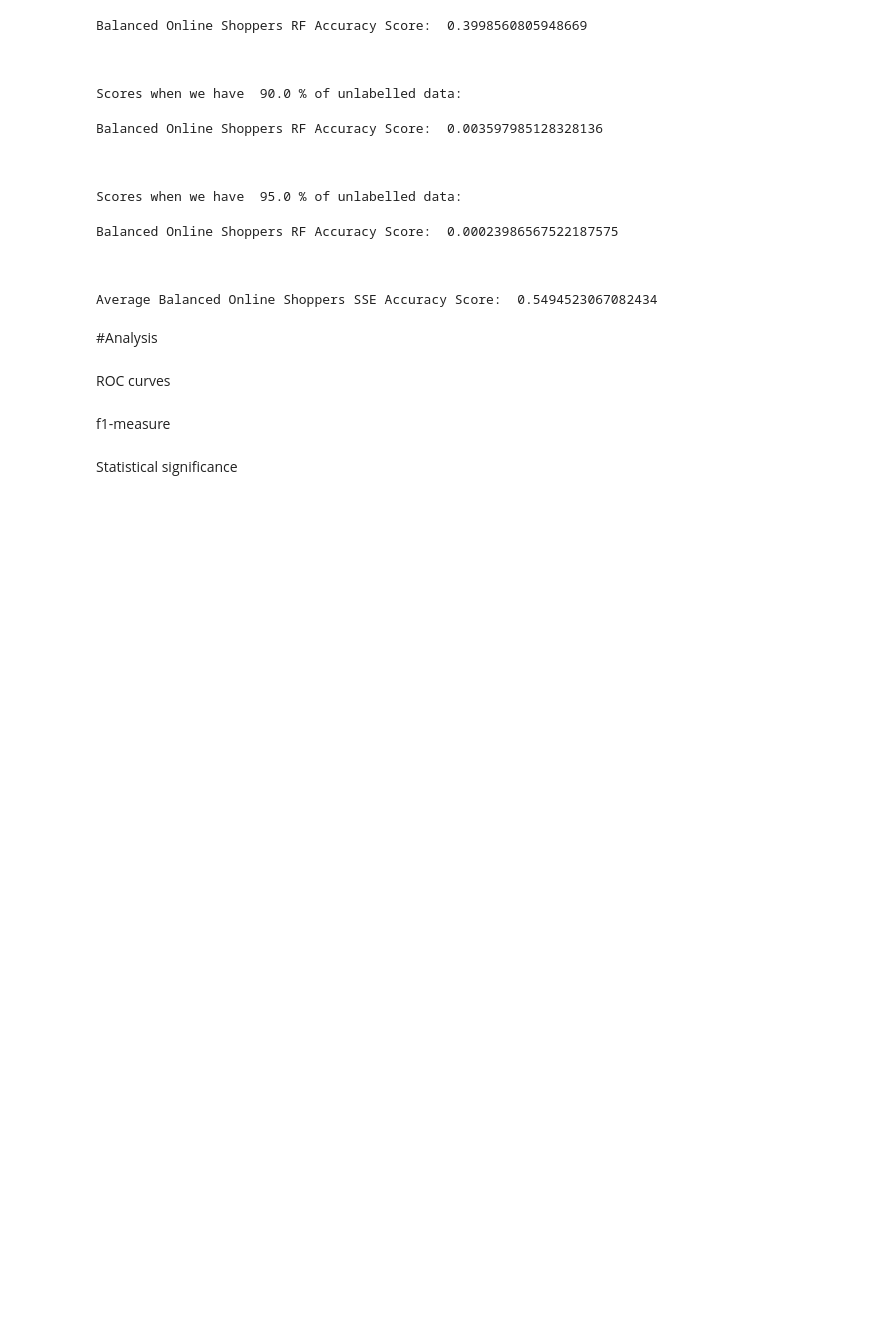
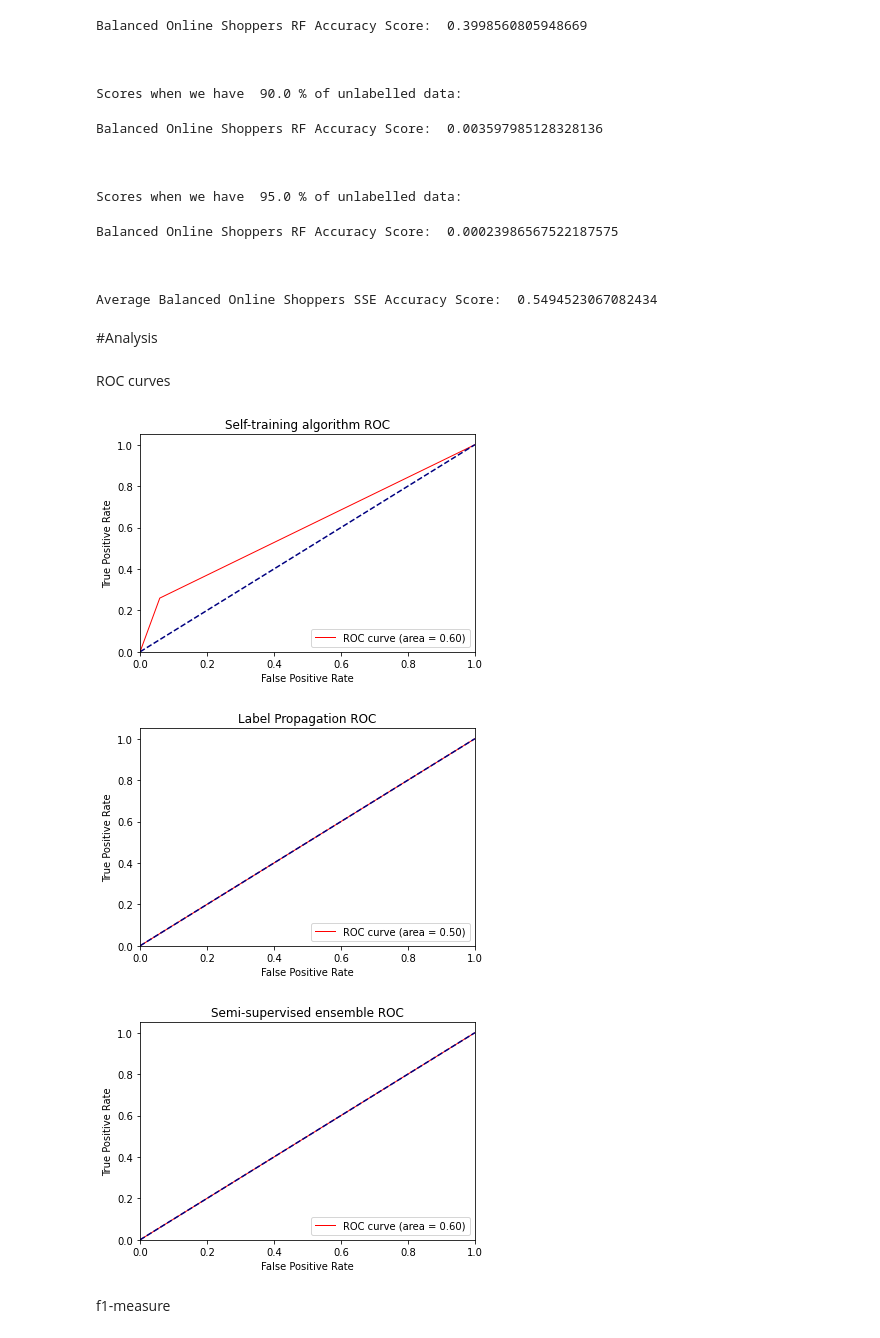
Before and after one commit to fred-lafleche/Exchange, a Jupyter notebook: Project.ipynb, the cells around one changed output. Saved outputs shown, nothing was run; the diff lists cells and outputs as text; code cells hidden in the pictures; blank space fills up the shorter version.

```diff
--- a/Project.ipynb
+++ b/Project.ipynb
@@ -1323,64 +1323,53 @@ Average Balanced Online Shoppers SSE Accuracy Score:  0.5494523067082434
 # %% [markdown]
 ROC curves
 # %%
-#Heart Data
-fpr, tpr, thresholds = roc_curve(testing_label,RFPred)
+#Self-training algorithm
+fpr, tpr, thresholds = roc_curve(H_testing_label, H_ST_RF_Pred)
 
 roc_auc = auc(fpr, tpr)
 plot.figure()
 plot.plot(fpr, tpr, color='red', lw=1, label='ROC curve (area = %0.2f)' % roc_auc)
 plot.plot([0, 1], [0, 1], color='navy', linestyle='--')
 plot.xlim([0.0, 1.0])
 plot.ylim([0.0, 1.05])
 plot.xlabel('False Positive Rate')
 plot.ylabel('True Positive Rate')
-plot.title('Heart Data ROC')
+plot.title('Self-training algorithm ROC')
 plot.legend(loc="lower right")
 plot.show()
 
-#Market Data
-fpr, tpr, thresholds = roc_curve(testing_label,RFPred)
+#Label Propagation
+fpr2, tpr2, thresholds2 = roc_curve(H_testing_label, H_LP_Pred)
 
-roc_auc = auc(fpr, tpr)
+roc_auc2 = auc(fpr2, tpr2)
 plot.figure()
-plot.plot(fpr, tpr, color='red', lw=1, label='ROC curve (area = %0.2f)' % roc_auc)
+plot.plot(fpr2, tpr2, color='red', lw=1, label='ROC curve (area = %0.2f)' % roc_auc2)
 plot.plot([0, 1], [0, 1], color='navy', linestyle='--')
 plot.xlim([0.0, 1.0])
 plot.ylim([0.0, 1.05])
 plot.xlabel('False Positive Rate')
 plot.ylabel('True Positive Rate')
-plot.title('Marketing Data ROC')
+plot.title('Label Propagation ROC')
 plot.legend(loc="lower right")
 plot.show()
 
-#Shopping Data
-fpr, tpr, thresholds = roc_curve(testing_label,RFPred)
+#Semi-supervised ensemble
+fpr3, tpr3, thresholds3 = roc_curve(H_testing_label, H_SEE_Pred)
 
-roc_auc = auc(fpr, tpr)
+roc_auc3 = auc(fpr, tpr)
 plot.figure()
-plot.plot(fpr, tpr, color='red', lw=1, label='ROC curve (area = %0.2f)' % roc_auc)
+plot.plot(fpr3, tpr3, color='red', lw=1, label='ROC curve (area = %0.2f)' % roc_auc3)
 plot.plot([0, 1], [0, 1], color='navy', linestyle='--')
 plot.xlim([0.0, 1.0])
 plot.ylim([0.0, 1.05])
 plot.xlabel('False Positive Rate')
 plot.ylabel('True Positive Rate')
-plot.title('Online Shopping ROC')
+plot.title('Semi-supervised ensemble ROC')
 plot.legend(loc="lower right")
 plot.show()
-
-#Balanced Shopping Data
-fpr, tpr, thresholds = roc_curve(testing_label,RFPred)
-
-roc_auc = auc(fpr, tpr)
-plot.figure()
-plot.plot(fpr, tpr, color='red', lw=1, label='ROC curve (area = %0.2f)' % roc_auc)
-plot.plot([0, 1], [0, 1], color='navy', linestyle='--')
-plot.xlim([0.0, 1.0])
-plot.ylim([0.0, 1.05])
-plot.xlabel('False Positive Rate')
-plot.ylabel('True Positive Rate')
-plot.title('Balanced Online Shopping ROC')
-plot.legend(loc="lower right")
-plot.show()
+# %% [output]
+[figure, added]
+[figure, added]
+[figure, added]
 # %% [markdown]
 f1-measure
@@ -1407,2 +1375,0 @@ print(classification_report(testing_label,s_v_mPred))
-# %% [markdown]
-Statistical significance
```
Also changed, not shown: parts of 7 cells of this notebook.
